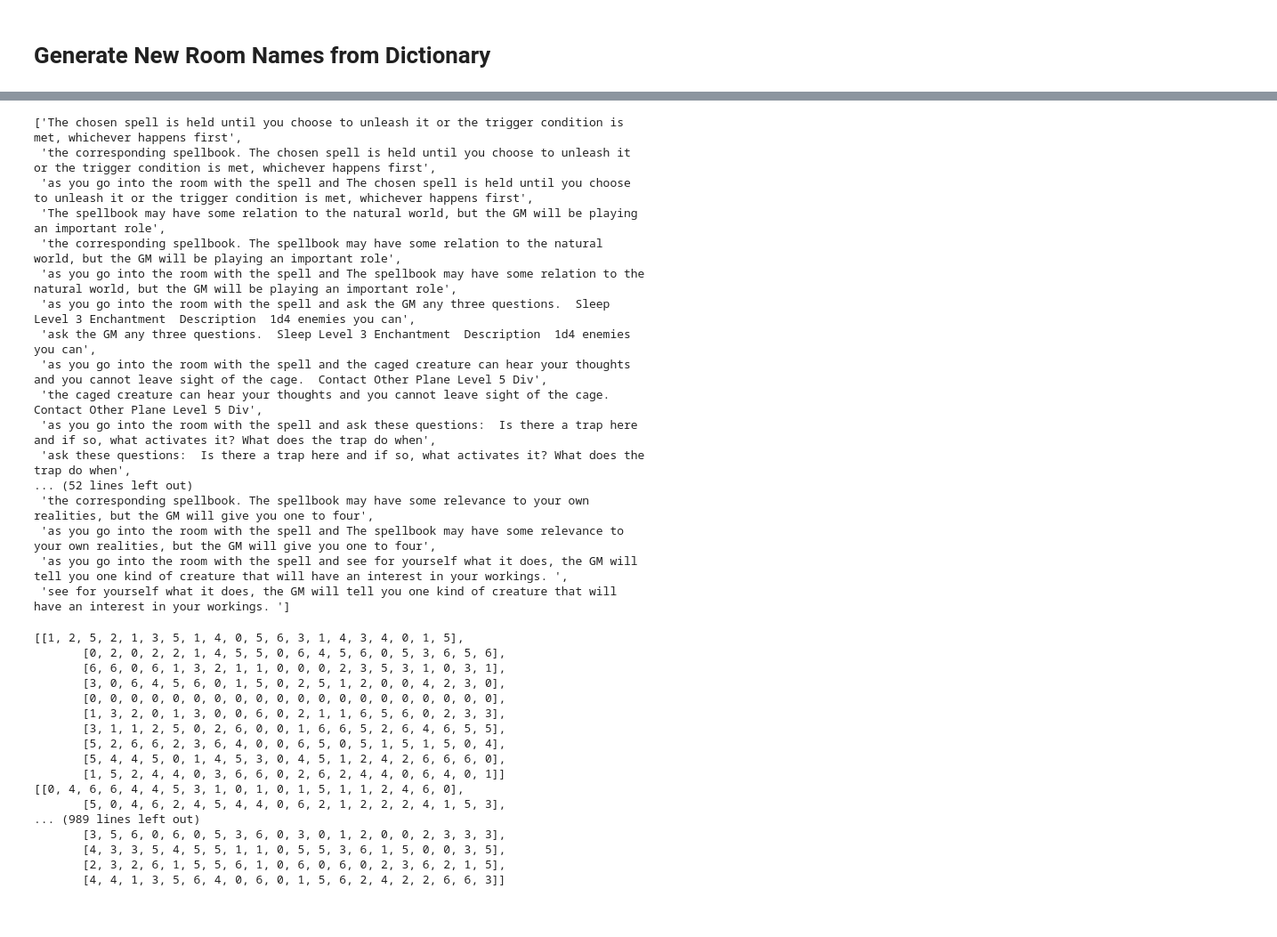
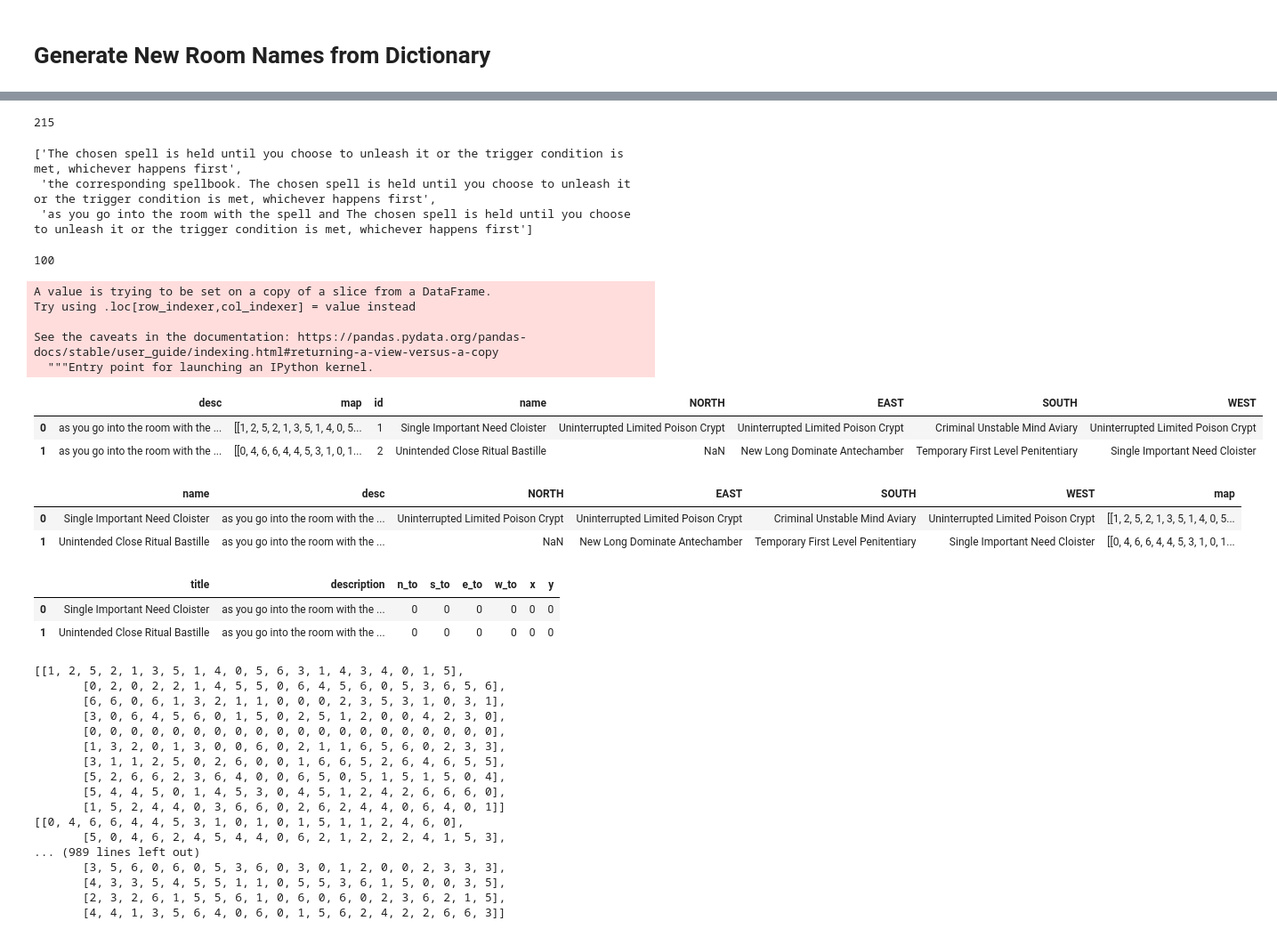
Before and after one commit to LilySu/Dungeon-Game, a Jupyter notebook: Multi_Player_Game.ipynb, the cells around one changed output, grey strips where cells are left out. Shown: that part at 89% size. Drawn from its saved outputs; the diff is of its cells as text; code cells hidden in the pictures; blank space fills up the shorter version.

Commit message:
updated room generation

```diff
--- a/Multi_Player_Game.ipynb
+++ b/Multi_Player_Game.ipynb
@@ -371,12 +332,8 @@ longer
 # %%
-
-dicti = {'as you go into the room with the spell and the corresponding spellbook. ':'','as you go into the room with the spell and ':'','the corresponding spellbook. ':''}
+dicti = {'as you go into the room with the spell and the corresponding spellbook. ':'','as you go into the room with the spell and ':'','the corresponding spellbook. ':'','as you go into the room kill or ':''}
 condensed=[]
 for i in longer:
   for key in dicti.keys():
-    # condensed.append(i.replace('as you go into the room with the spell and the corresponding spellbook. ',''))
-    # condensed.append(i.replace('as you go into the room with the spell and ',''))
-    # condensed.append(i.replace('the corresponding spellbook. ',''))
     condensed.append(i.replace(key, dicti[key]))
 # condensed
 
@@ -385,22 +342,29 @@ for i in condensed:
   if len(i)>70:
     longer.append(i)
 longer = list(dict.fromkeys(longer))
-longer
+len(longer)
 # %% [output]
-['The chosen spell is held until you choose to unleash it or the trigger condition is met, whichever happens first',
- 'the corresponding spellbook. The chosen spell is held until you choose to unleash it or the trigger condition is met, whichever happens first',
- 'as you go into the room with the spell and The chosen spell is held until you choose to unleash it or the trigger condition is met, whichever happens first',
- 'The spellbook may have some relation to the natural world, but the GM will be playing an important role',
- 'the corresponding spellbook. The spellbook may have some relation to the natural world, but the GM will be playing an important role',
- 'as you go into the room with the spell and The spellbook may have some relation to the natural world, but the GM will be playing an important role',
- 'as you go into the room with the spell and ask the GM any three questions.  Sleep Level 3 Enchantment  Description  1d4 enemies you can',
- 'ask the GM any three questions.  Sleep Level 3 Enchantment  Description  1d4 enemies you can',
- 'as you go into the room with the spell and the caged creature can hear your thoughts and you cannot leave sight of the cage.  Contact Other Plane Level 5 Div',
- 'the caged creature can hear your thoughts and you cannot leave sight of the cage.  Contact Other Plane Level 5 Div',
- 'as you go into the room with the spell and ask these questions:  Is there a trap here and if so, what activates it? What does the trap do when',
- 'ask these questions:  Is there a trap here and if so, what activates it? What does the trap do when',
-... (52 lines left out)
- 'the corresponding spellbook. The spellbook may have some relevance to your own realities, but the GM will give you one to four',
- 'as you go into the room with the spell and The spellbook may have some relevance to your own realities, but the GM will give you one to four',
- 'as you go into the room with the spell and see for yourself what it does, the GM will tell you one kind of creature that will have an interest in your workings. ',
- 'see for yourself what it does, the GM will tell you one kind of creature that will have an interest in your workings. ']
+215
+# %%
+longer[:3]
+# %% [output]
+['The chosen spell is held until you choose to unleash it or the trigger condition is met, whichever happens first',
+ 'the corresponding spellbook. The chosen spell is held until you choose to unleash it or the trigger condition is met, whichever happens first',
+ 'as you go into the room with the spell and The chosen spell is held until you choose to unleash it or the trigger condition is met, whichever happens first']
+# %%
+desc_list = random.sample(longer, 100)
+len(desc_list)
+# %% [output]
+100
+# %%
+dv['desc'] = desc_list
+dv.head(2)
+# %% [output]
+A value is trying to be set on a copy of a slice from a DataFrame.
+Try using .loc[row_indexer,col_indexer] = value instead
+
+See the caveats in the documentation: https://pandas.pydata.org/pandas-docs/stable/user_guide/indexing.html#returning-a-view-versus-a-copy
+  """Entry point for launching an IPython kernel.
+|  | desc | map | id | name | NORTH | EAST | SOUTH | WEST |
+| 0 | as you go into the room with the ... | [[1, 2, 5, 2, 1, 3, 5, 1, 4, 0, 5... | 1 | Single Important Need Cloister | Uninterrupted Limited Poison Crypt | Uninterrupted Limited Poison Crypt | Criminal Unstable Mind Aviary | Uninterrupted Limited Poison Crypt |
+| 1 | as you go into the room with the ... | [[0, 4, 6, 6, 4, 4, 5, 3, 1, 0, 1... | 2 | Unintended Close Ritual Bastille | NaN | New Long Dominate Antechamber | Temporary First Level Penitentiary | Single Important Need Cloister |
@@ -406,0 +373,21 @@ longer
+# %%
+dv.head(2)
+# %% [output]
+|  | name | desc | NORTH | EAST | SOUTH | WEST | map |
+| 0 | Single Important Need Cloister | as you go into the room with the ... | Uninterrupted Limited Poison Crypt | Uninterrupted Limited Poison Crypt | Criminal Unstable Mind Aviary | Uninterrupted Limited Poison Crypt | [[1, 2, 5, 2, 1, 3, 5, 1, 4, 0, 5... |
+| 1 | Unintended Close Ritual Bastille | as you go into the room with the ... | NaN | New Long Dominate Antechamber | Temporary First Level Penitentiary | Single Important Need Cloister | [[0, 4, 6, 6, 4, 4, 5, 3, 1, 0, 1... |
+# %%
+dv.rename(columns={'name':'title', 'desc':'description'}, inplace=True)
+dv['n_to'] = 0
+dv['s_to'] = 0
+dv['e_to'] = 0
+dv['w_to'] = 0
+dv['x'] = 0
+dv['y'] = 0
+
+dv = dv[['title','description','n_to','s_to','e_to','w_to','x','y']]
+dv.head(2)
+# %% [output]
+|  | title | description | n_to | s_to | e_to | w_to | x | y |
+| 0 | Single Important Need Cloister | as you go into the room with the ... | 0 | 0 | 0 | 0 | 0 | 0 |
+| 1 | Unintended Close Ritual Bastille | as you go into the room with the ... | 0 | 0 | 0 | 0 | 0 | 0 |
```
Also changed, not shown: parts of 16 cells of this notebook.
